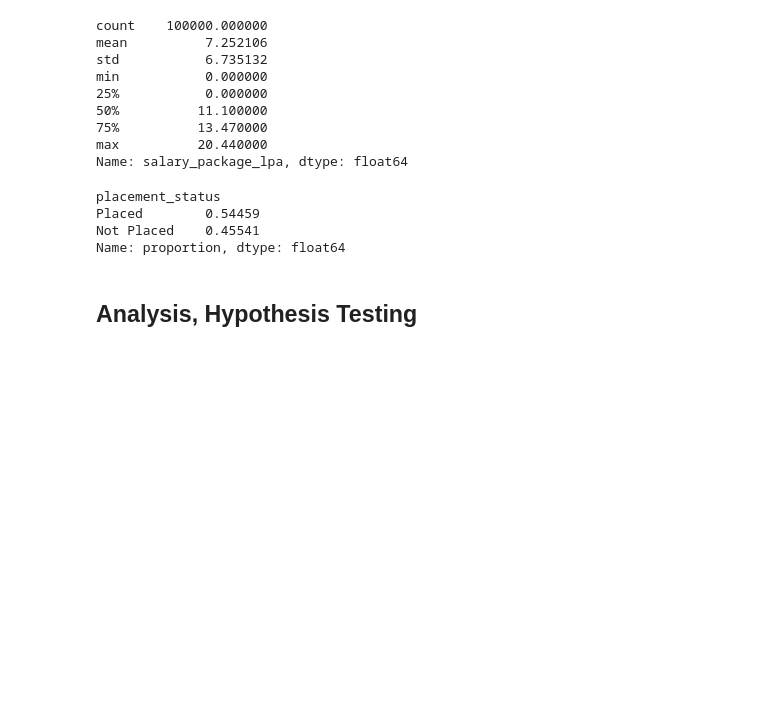
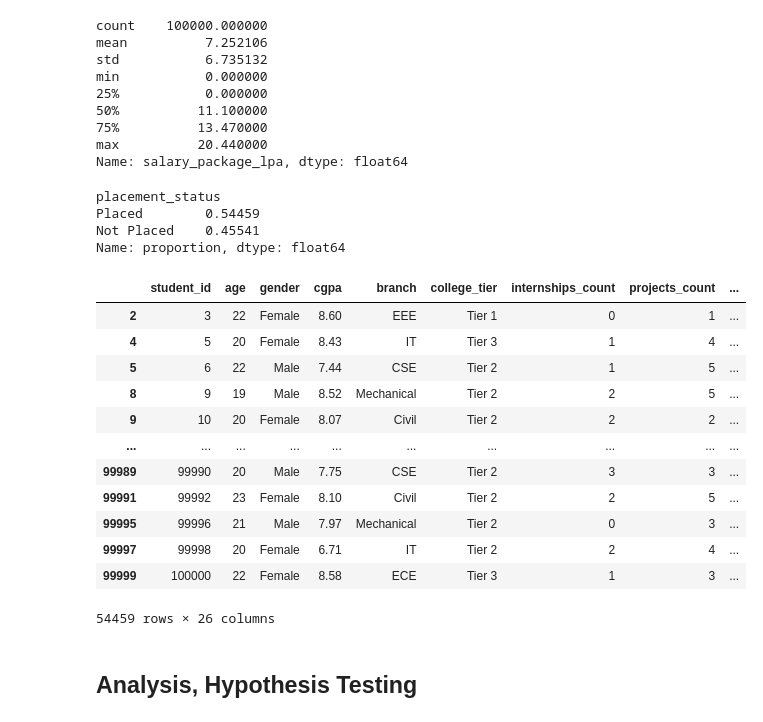
Before and after one commit to jaceyccy/Math189_FinalProject, a Jupyter notebook: FinalProject.ipynb, the cells around one changed output. Cells and saved outputs as stored; diff of their text form; code cells hidden in the pictures; blank space fills up the shorter version.

```diff
--- a/FinalProject.ipynb
+++ b/FinalProject.ipynb
@@ -43,6 +47,23 @@ placement_status
 Placed        0.54459
 Not Placed    0.45541
 Name: proportion, dtype: float64
+# %%
+placed_df = df[df['placement_status'] == 'Placed']
+placed_df
+# %% [output]
+|  | student_id | age | gender | cgpa | branch | college_tier | internships_count | projects_count | ... |
+| 2 | 3 | 22 | Female | 8.60 | EEE | Tier 1 | 0 | 1 | ... |
+| 4 | 5 | 20 | Female | 8.43 | IT | Tier 3 | 1 | 4 | ... |
+| 5 | 6 | 22 | Male | 7.44 | CSE | Tier 2 | 1 | 5 | ... |
+| 8 | 9 | 19 | Male | 8.52 | Mechanical | Tier 2 | 2 | 5 | ... |
+| 9 | 10 | 20 | Female | 8.07 | Civil | Tier 2 | 2 | 2 | ... |
+| ... | ... | ... | ... | ... | ... | ... | ... | ... | ... |
+| 99989 | 99990 | 20 | Male | 7.75 | CSE | Tier 2 | 3 | 3 | ... |
+| 99991 | 99992 | 23 | Female | 8.10 | Civil | Tier 2 | 2 | 5 | ... |
+| 99995 | 99996 | 21 | Male | 7.97 | Mechanical | Tier 2 | 0 | 3 | ... |
+| 99997 | 99998 | 20 | Female | 6.71 | IT | Tier 2 | 2 | 4 | ... |
+| 99999 | 100000 | 22 | Female | 8.58 | ECE | Tier 3 | 1 | 3 | ... |
+54459 rows × 26 columns
 # %% [markdown]
 ## Analysis, Hypothesis Testing
 # %% [markdown]
```
Also changed, not shown: parts of 4 cells of this notebook, 1 other file.
